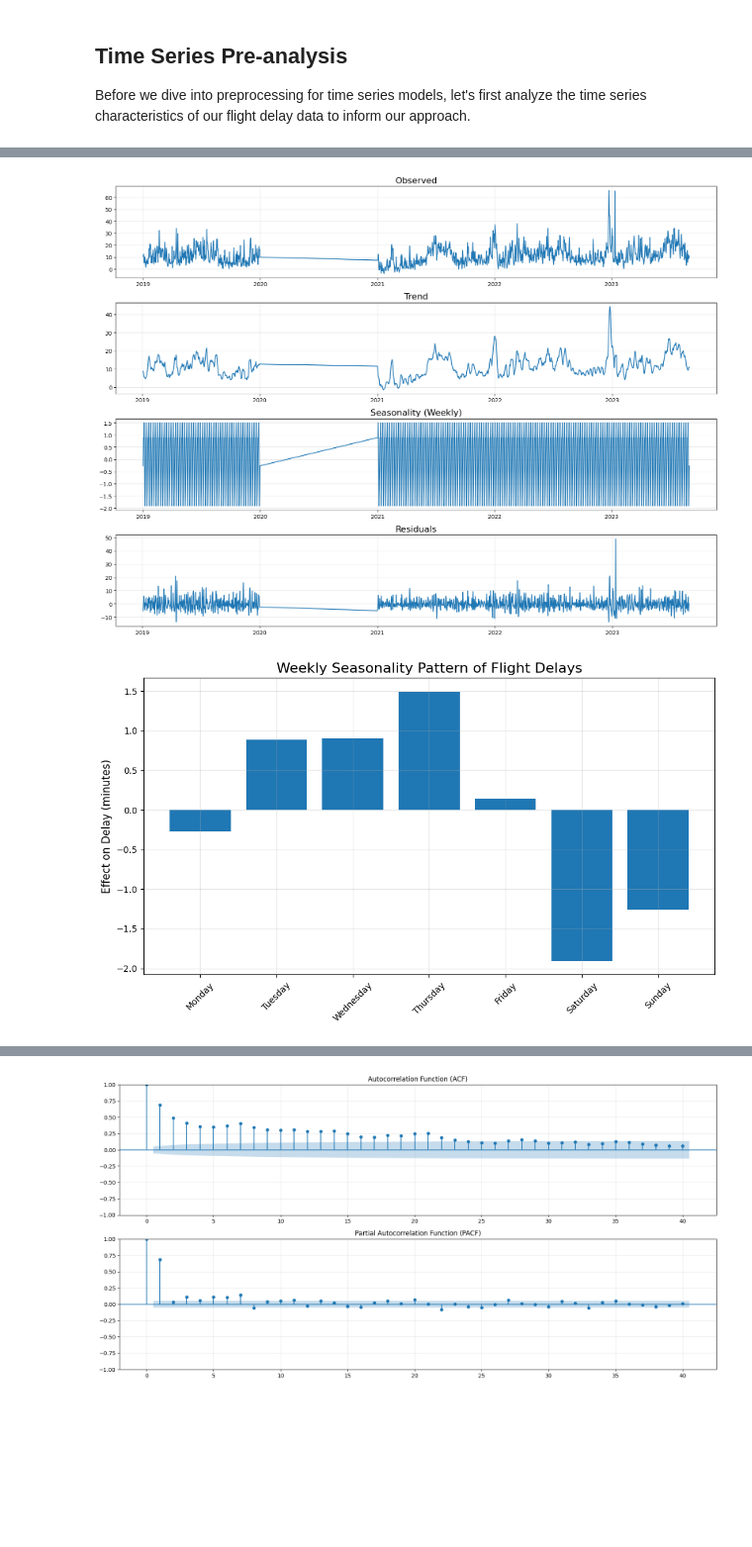
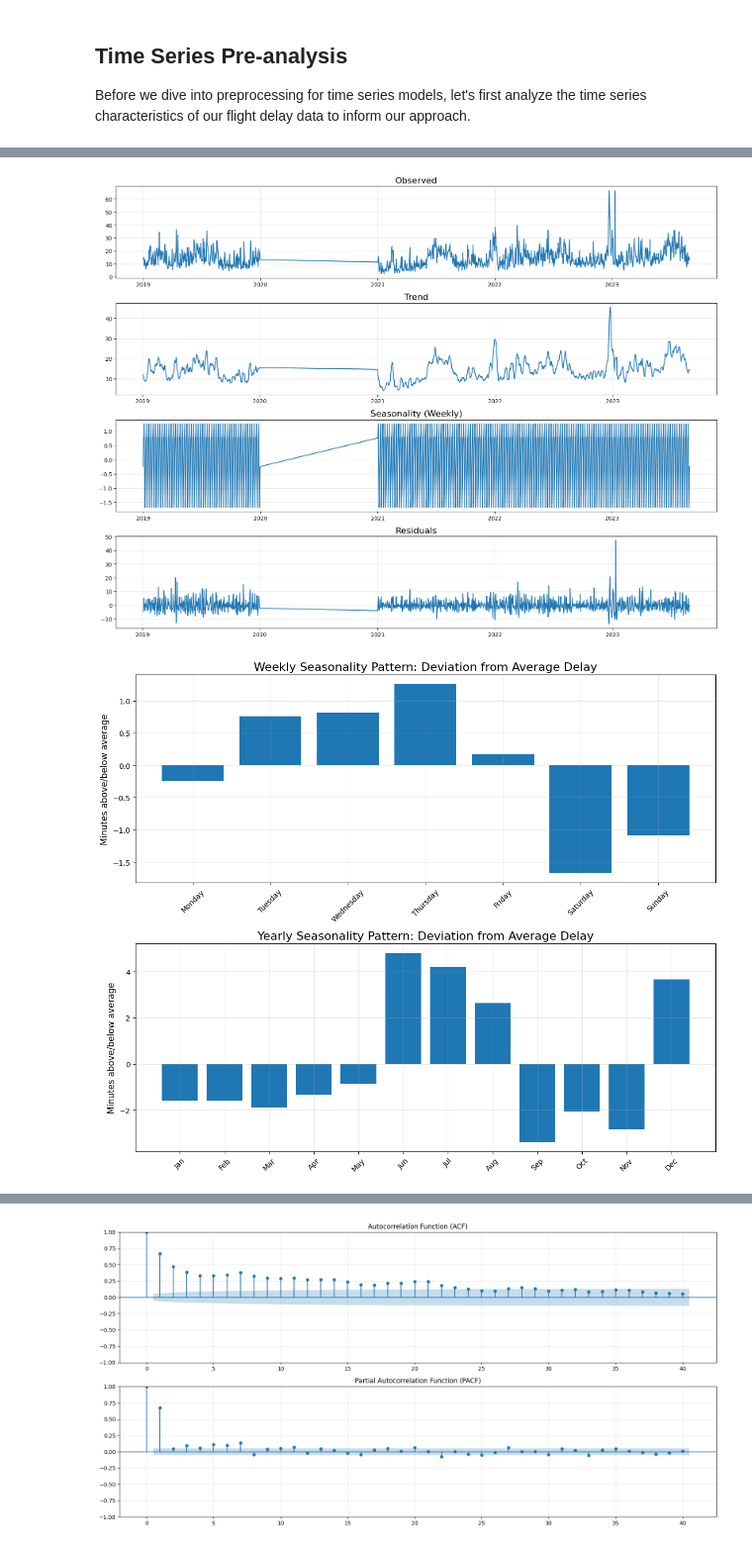
Before and after one commit to Suee18/Forecasting_Flights-DataScience, a Jupyter notebook: notebooks/preprocessing_pipelines/04_ts_preprocessing.ipynb, the cells around one changed output, grey strips where cells are left out. Shown at 99% size. Drawn from its saved outputs; the diff is of its cells as text; code cells hidden in the pictures; blank space fills up the shorter version.

```diff
--- a/notebooks/preprocessing_pipelines/04_ts_preprocessing.ipynb
+++ b/notebooks/preprocessing_pipelines/04_ts_preprocessing.ipynb
@@ -72,6 +80,9 @@ def load_processed_data(file_path, chunk_size=500000):
         for col in date_columns:
             chunk[col] = pd.to_datetime(chunk[col], errors='coerce')
 
+        # Fix any negative delays in the chunk
+        chunk = fix_negative_delays(chunk)
+
         yield chunk
 # %%
 # Inspect the data
@@ -182,6 +209,9 @@ def aggregate_to_time_series(chunks, agg_level='daily', target_col='DEP_DELAY'):
     agg_data = {}
 
     for chunk in chunks:
+        # Fix any negative delays before aggregation
+        chunk = fix_negative_delays(chunk)
+
         # Ensure we have date information
         if 'FL_DATE' not in chunk.columns:
             print("Error: FL_DATE column not found")
@@ -226,6 +256,9 @@ def aggregate_to_time_series(chunks, agg_level='daily', target_col='DEP_DELAY'):
             std_delay=(target_col, 'std'),
             num_flights=(target_col, 'count')
         )
+
+        # Fix negative delays in aggregated data
+        agg = fix_negative_delays(agg)
 
         # Process aggregated chunk
         for idx, row in agg.iterrows():
@@ -320,8 +353,9 @@ def aggregate_to_time_series(chunks, agg_level='daily', target_col='DEP_DELAY'):
         # Set index
         df_agg = df_agg.set_index('date')
 
-    # Sort by date
+    # Sort by date and fix any remaining negative delays
     df_agg = df_agg.sort_index()
+    df_agg = fix_negative_delays(df_agg)
 
     return df_agg
 # %%
@@ -479,25 +513,52 @@ def decompose_time_series(ts, column='avg_delay'):
         return None
 # %%
 # Decompose the time series to understand seasonality patterns
-decomposition = decompose_time_series(ts_daily)
+# First decompose with weekly seasonality
+decomposition_weekly = decompose_time_series(ts_daily)
 
-# Analyze the weekly seasonality pattern if we have valid decomposition
-if decomposition is not None:
-    # Extract seasonal pattern (should be of length 7 for weekly)
-    seasonal_pattern = decomposition.seasonal[:7]
+# Then decompose with yearly seasonality (period=365)
+# Fill missing values and resample to daily frequency if needed
+ts_daily_filled = ts_daily['avg_delay'].fillna(method='ffill').fillna(method='bfill')
+decomposition_yearly = seasonal_decompose(ts_daily_filled, period=365, model='additive')
 
-    # Create day labels
+# Analyze both weekly and yearly seasonality patterns
+if decomposition_weekly is not None:
+    # Create a figure with two subplots
+    fig, (ax1, ax2) = plt.subplots(2, 1, figsize=(12, 10))
+
+    # 1. Weekly Seasonality Plot
+    seasonal_pattern_weekly = decomposition_weekly.seasonal[:7]
     days = ['Monday', 'Tuesday', 'Wednesday', 'Thursday', 'Friday', 'Saturday', 'Sunday']
 
-    # Plot the weekly pattern
-    plt.figure(figsize=(10, 6))
-    plt.bar(days, seasonal_pattern)
-    plt.title('Weekly Seasonality Pattern of Flight Delays', fontsize=16)
-    plt.ylabel('Effect on Delay (minutes)', fontsize=12)
-    plt.grid(True, alpha=0.3)
-    plt.xticks(rotation=45)
+    ax1.bar(days, seasonal_pattern_weekly)
+    ax1.set_title('Weekly Seasonality Pattern: Deviation from Average Delay', fontsize=16)
+    ax1.set_ylabel('Minutes above/below average', fontsize=12)
+    ax1.grid(True, alpha=0.3)
+    ax1.tick_params(axis='x', rotation=45)
+
+    # 2. Yearly Seasonality Plot
+    # Extract monthly averages from the yearly seasonal component
+    seasonal_pattern_yearly = pd.Series(decomposition_yearly.seasonal).groupby(pd.Grouper(freq='M')).mean()
+    months = ['Jan', 'Feb', 'Mar', 'Apr', 'May', 'Jun', 'Jul', 'Aug', 'Sep', 'Oct', 'Nov', 'Dec']
+
+    ax2.bar(months, seasonal_pattern_yearly[:12])  # Plot first 12 months
+    ax2.set_title('Yearly Seasonality Pattern: Deviation from Average Delay', fontsize=16)
+    ax2.set_ylabel('Minutes above/below average', fontsize=12)
+    ax2.grid(True, alpha=0.3)
+    ax2.tick_params(axis='x', rotation=45)
+
     plt.tight_layout()
     plt.show()
+
+    # Print summary statistics with clearer labeling
+    print("\nSeasonality Summary (showing deviations from average delay):")
+    print("\nWeekly Pattern (minutes above/below average):")
+    for day, effect in zip(days, seasonal_pattern_weekly):
+        print(f"{day}: {effect:+.2f} minutes")
+
+    print("\nYearly Pattern (minutes above/below average):")
+    for month, effect in zip(months, seasonal_pattern_yearly[:12]):
+        print(f"{month}: {effect:+.2f} minutes")
 # %% [output]
-[figure, old version]
+[figure, new version]
-[figure, old version]
+[figure, new version]
```
Also changed, not shown: parts of 18 cells of this notebook, 2 other files.
